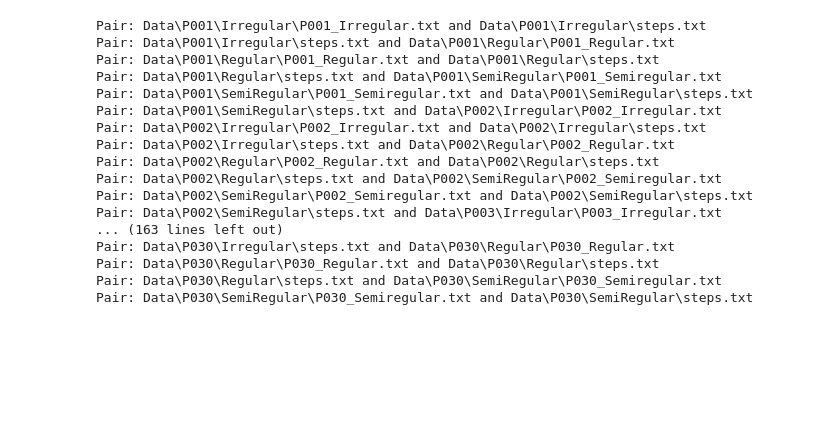
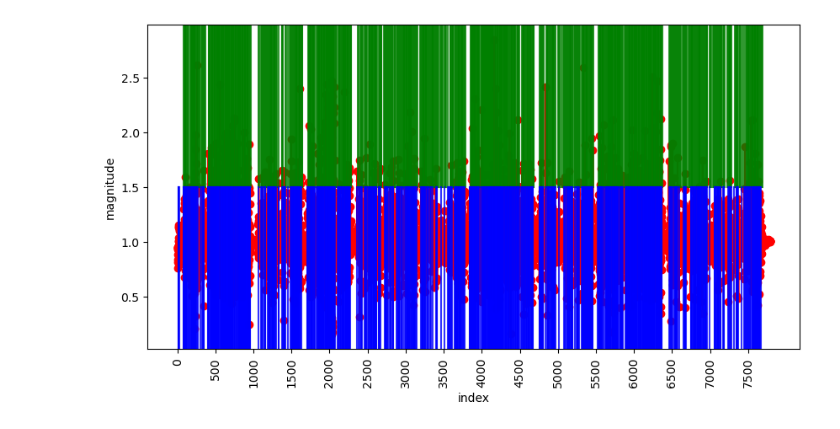
Before and after one commit to LaubertF/SheepRunDetection, a Jupyter notebook: BigData.ipynb, the cells around one changed output. Cells and saved outputs as stored; diff of their text form; code cells hidden in the pictures; blank space fills up the shorter version.

Commit message:
ox data

```diff
--- a/BigData.ipynb
+++ b/BigData.ipynb
@@ -9,26 +9,4 @@ import steplib as msl
 PATH = "Data"
 all_files = [os.path.join(dp, f) for dp, dn, filenames in os.walk(PATH) for f in filenames if os.path.splitext(f)[1] == '.txt']
 # Create pairs of consecutive files
-file_pairs = [(all_files[i], all_files[i + 1]) for i in range(len(all_files) - 1)]
-
-# Print the pairs
-for pair in file_pairs:
-    print(f"Pair: {pair[0]} and {pair[1]}")
+file_pairs = [(all_files[i], all_files[i + 1]) for i in range(0,len(all_files) - 1, 2)]
-# %% [output]
-Pair: Data\P001\Irregular\P001_Irregular.txt and Data\P001\Irregular\steps.txt
-Pair: Data\P001\Irregular\steps.txt and Data\P001\Regular\P001_Regular.txt
-Pair: Data\P001\Regular\P001_Regular.txt and Data\P001\Regular\steps.txt
-Pair: Data\P001\Regular\steps.txt and Data\P001\SemiRegular\P001_Semiregular.txt
-Pair: Data\P001\SemiRegular\P001_Semiregular.txt and Data\P001\SemiRegular\steps.txt
-Pair: Data\P001\SemiRegular\steps.txt and Data\P002\Irregular\P002_Irregular.txt
-Pair: Data\P002\Irregular\P002_Irregular.txt and Data\P002\Irregular\steps.txt
-Pair: Data\P002\Irregular\steps.txt and Data\P002\Regular\P002_Regular.txt
-Pair: Data\P002\Regular\P002_Regular.txt and Data\P002\Regular\steps.txt
-Pair: Data\P002\Regular\steps.txt and Data\P002\SemiRegular\P002_Semiregular.txt
-Pair: Data\P002\SemiRegular\P002_Semiregular.txt and Data\P002\SemiRegular\steps.txt
-Pair: Data\P002\SemiRegular\steps.txt and Data\P003\Irregular\P003_Irregular.txt
-... (163 lines left out)
-Pair: Data\P030\Irregular\steps.txt and Data\P030\Regular\P030_Regular.txt
-Pair: Data\P030\Regular\P030_Regular.txt and Data\P030\Regular\steps.txt
-Pair: Data\P030\Regular\steps.txt and Data\P030\SemiRegular\P030_Semiregular.txt
-Pair: Data\P030\SemiRegular\P030_Semiregular.txt and Data\P030\SemiRegular\steps.txt
@@ -42,19 +14,19 @@ end = len(meter_df)
 import numpy as np
 
 
-def getSteps(file_pair):
+def getSteps(file_pair, window_size=20, threshold=0.1):
     meter = pd.read_csv(file_pair[0], sep=' ')
-    steps = pd.read_csv(file_pair[1], sep=' ').iloc[:, 0]
-    data1 = meter.iloc[:, 6] ** 2 + meter.iloc[:, 7] ** 2 + meter.iloc[:, 8] ** 2
+    expected = pd.read_csv(file_pair[1], sep=' ').iloc[:, 0]
+    data1 = meter.iloc[:, 3] ** 2 + meter.iloc[:, 4] ** 2 + meter.iloc[:, 5] ** 2
     accelerometer = data1.apply(lambda x: x ** 0.5)
-    data1 = msl.apply_filter(accelerometer, [-0.00614041469794508,	-0.0135816744769618,	0.0512322973427179,	0.265655560905451,	0.405668461853476,	0.265655560905451,	0.0512322973427179,	-0.0135816744769618,-0.00614041469794508])
-    data1 = msl.modified_pan_tompkins_scoring(data1, 35)
-    data1 = msl.detect_outliers(data1, 1.2)
-    data1 = msl.post_processing(data1, 200, 15)
-    indices = np.where(data1 == 1)[0]
+    # data1 = msl.apply_filter(accelerometer, [-0.00614041469794508,	-0.0135816744769618,	0.0512322973427179,	0.265655560905451,	0.405668461853476,	0.265655560905451,	0.0512322973427179,	-0.0135816744769618,-0.00614041469794508])
+    data1 = msl.modified_pan_tompkins_scoring(accelerometer, window_size)
+    data1 = msl.detect_outliers(data1, threshold)
+    data1 = msl.post_processing(data1, 250, 15)
+    calculated = np.where(data1 == 1)[0]
 
 
-    return indices, steps , accelerometer
+    return calculated, expected , accelerometer
 # %%
 def chart(data_in):
     (calculated, expected, accelerometer) = data_in
@@ -92,3 +48,5 @@ data = msl.post_processing(data, 200, 15)
 # %%
-chart(getSteps(file_pairs[8]))
+chart(getSteps(file_pairs[16]))
+# %% [output]
+[figure, added]
 # %%
```
Also changed, not shown: parts of 10 cells of this notebook, 3 other files.
